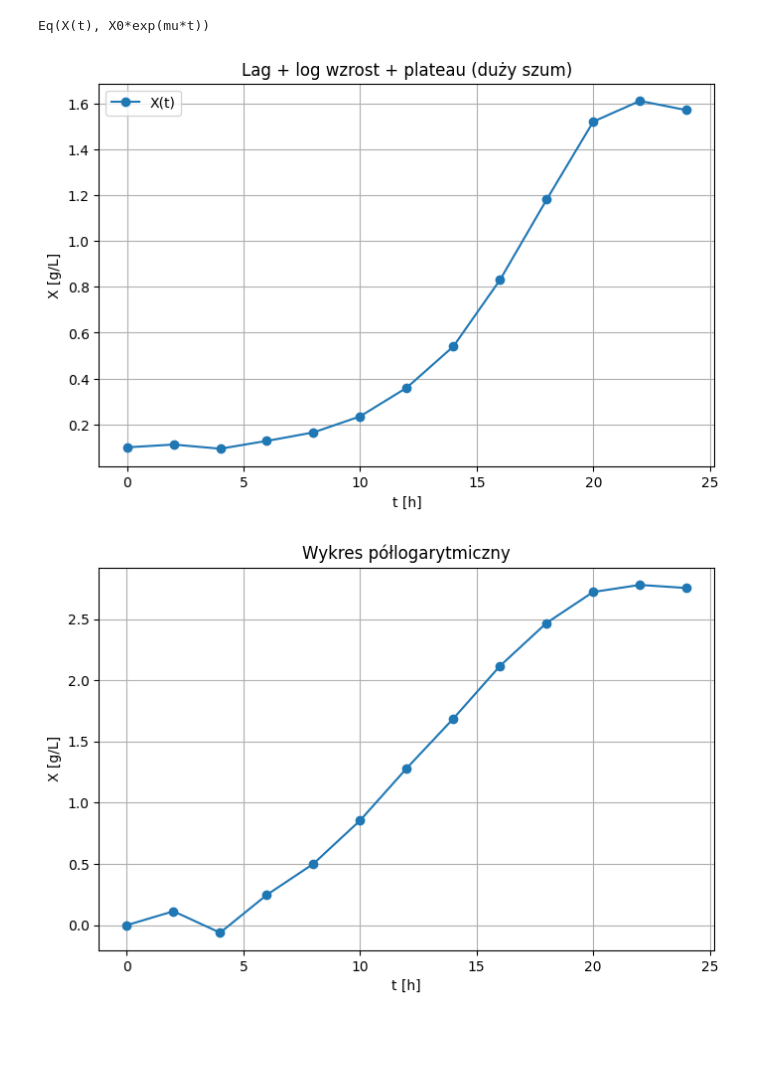
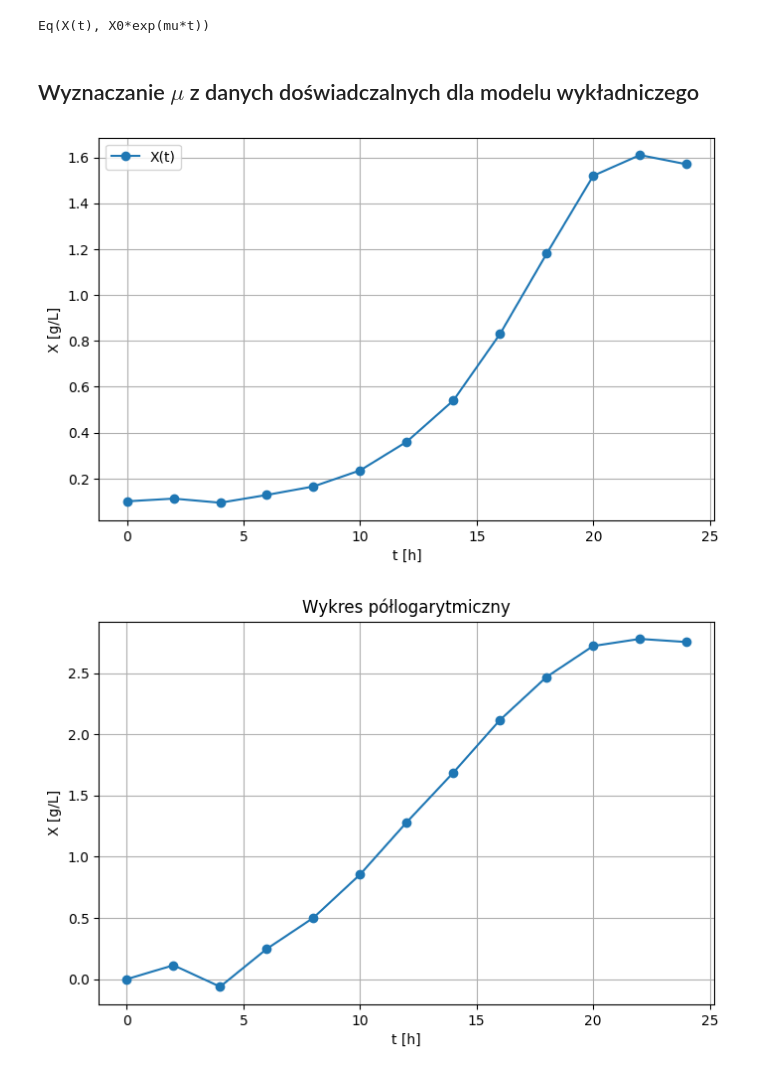
Before and after one commit to sbednarz/ModelowanieProcesowBiotechnologicznych2026, a Jupyter notebook: kinetyka_bioprocesów/02 modele wzrostu podstawy.ipynb, the cells around one changed output. Cells and saved outputs as stored; diff of their text form; code cells hidden in the pictures; blank space fills up the shorter version.

```diff
--- a/kinetyka_bioprocesów/02 modele wzrostu podstawy.ipynb
+++ b/kinetyka_bioprocesów/02 modele wzrostu podstawy.ipynb
@@ -462,6 +463,8 @@ sol = sp.dsolve(ode, ics={X(0): X0}) # ics = warunek początkowy
 print(sol)
 # %% [output]
 Eq(X(t), X0*exp(mu*t))
+# %% [markdown]
+## Wyznaczanie $\mu$ z danych doświadczalnych dla modelu wykładniczego
 # %%
 
 import numpy as np
@@ -486,16 +491,16 @@ X = np.array([
 # %%
 import matplotlib.pyplot as plt
 
 plt.figure(figsize=(8, 5))
 plt.plot(t, X, 'o-', label='X(t)')
 plt.xlabel("t [h]")
 plt.ylabel("X [g/L]")
-plt.title("Lag + log wzrost + plateau (duży szum)")
+
 plt.grid(True)
 plt.legend()
 plt.show()
 # %% [output]
-[figure, old version]
+[figure, new version]
 # %%
 plt.figure(figsize=(8, 5))
 plt.plot(t, np.log(X/X[0]), 'o-')
```
Also changed, not shown: parts of 3 cells of this notebook.
